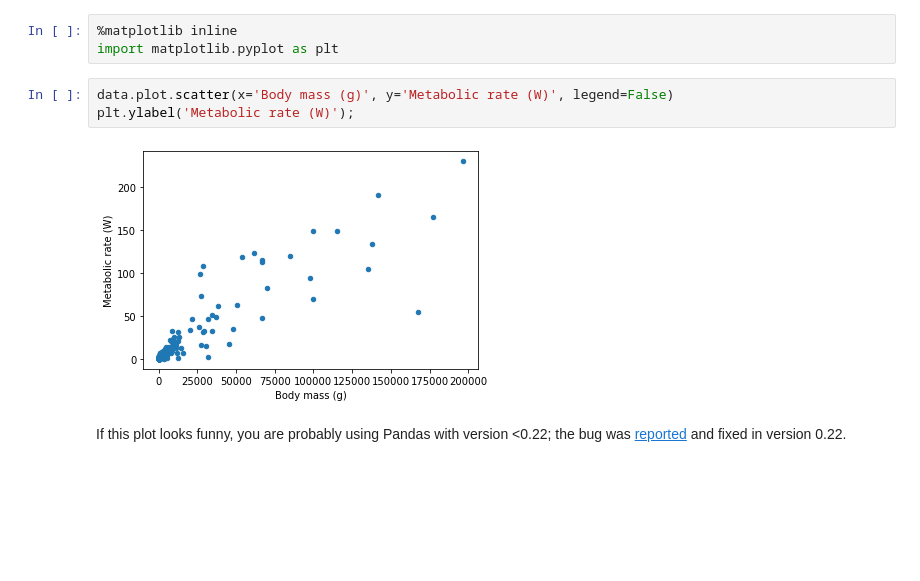
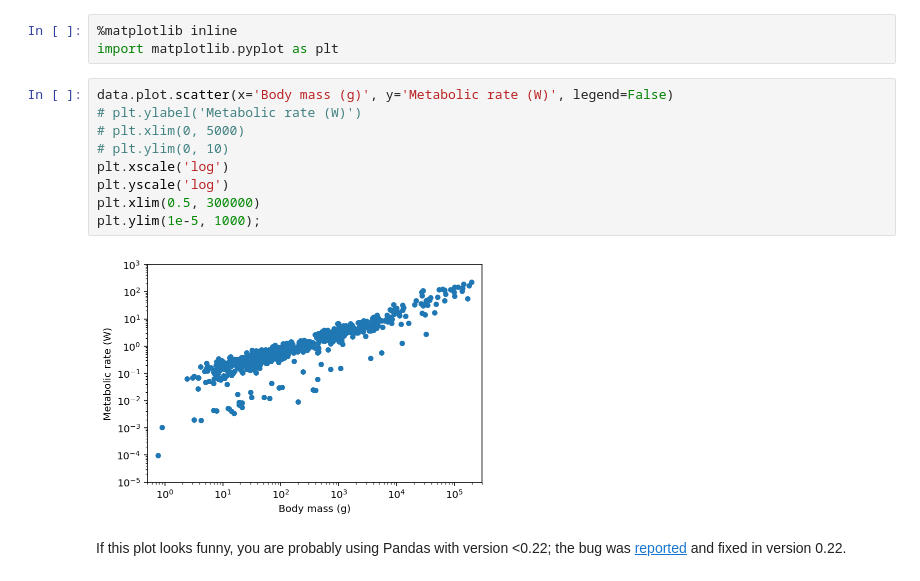
Before and after one commit to yoavram/DataSciPy, a Jupyter notebook: sessions/pandas-seaborn.ipynb, the cells around one changed output. Cells and saved outputs as stored; diff of their text form; blank space fills up the shorter version.

```diff
--- a/sessions/pandas-seaborn.ipynb
+++ b/sessions/pandas-seaborn.ipynb
@@ -94,9 +103,15 @@ You can change `%matplotlib inline` to `%matplotlib widget` to get interactive p
 import matplotlib.pyplot as plt
 # %%
 data.plot.scatter(x='Body mass (g)', y='Metabolic rate (W)', legend=False)
-plt.ylabel('Metabolic rate (W)');
+# plt.ylabel('Metabolic rate (W)')
+# plt.xlim(0, 5000)
+# plt.ylim(0, 10)
+plt.xscale('log')
+plt.yscale('log')
+plt.xlim(0.5, 300000)
+plt.ylim(1e-5, 1000);
 # %% [output]
-[figure, old version]
+[figure, new version]
 # %% [markdown]
 If this plot looks funny, you are probably using Pandas with version <0.22; the bug was [reported](https://github.com/pandas-dev/pandas/issues/11471) and fixed in version 0.22.
 # %% [markdown]
```
Also changed, not shown: parts of 15 cells of this notebook, 14 other files.
